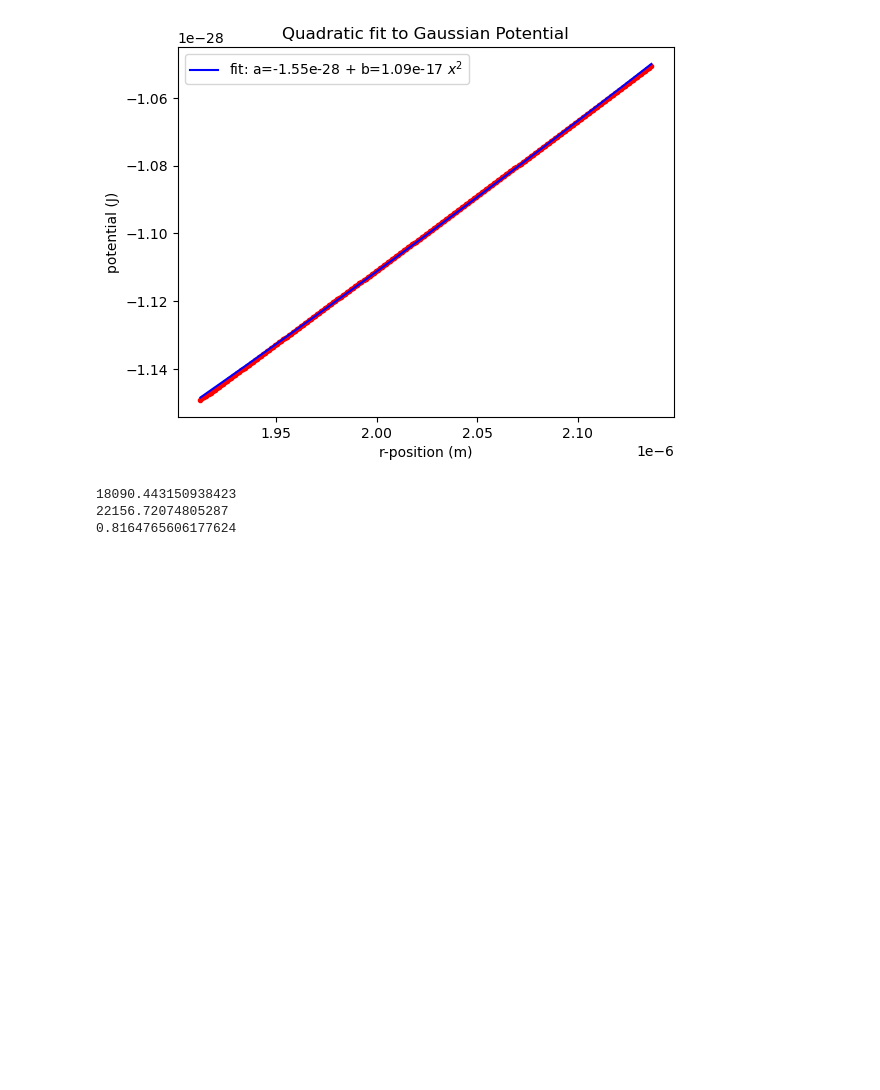
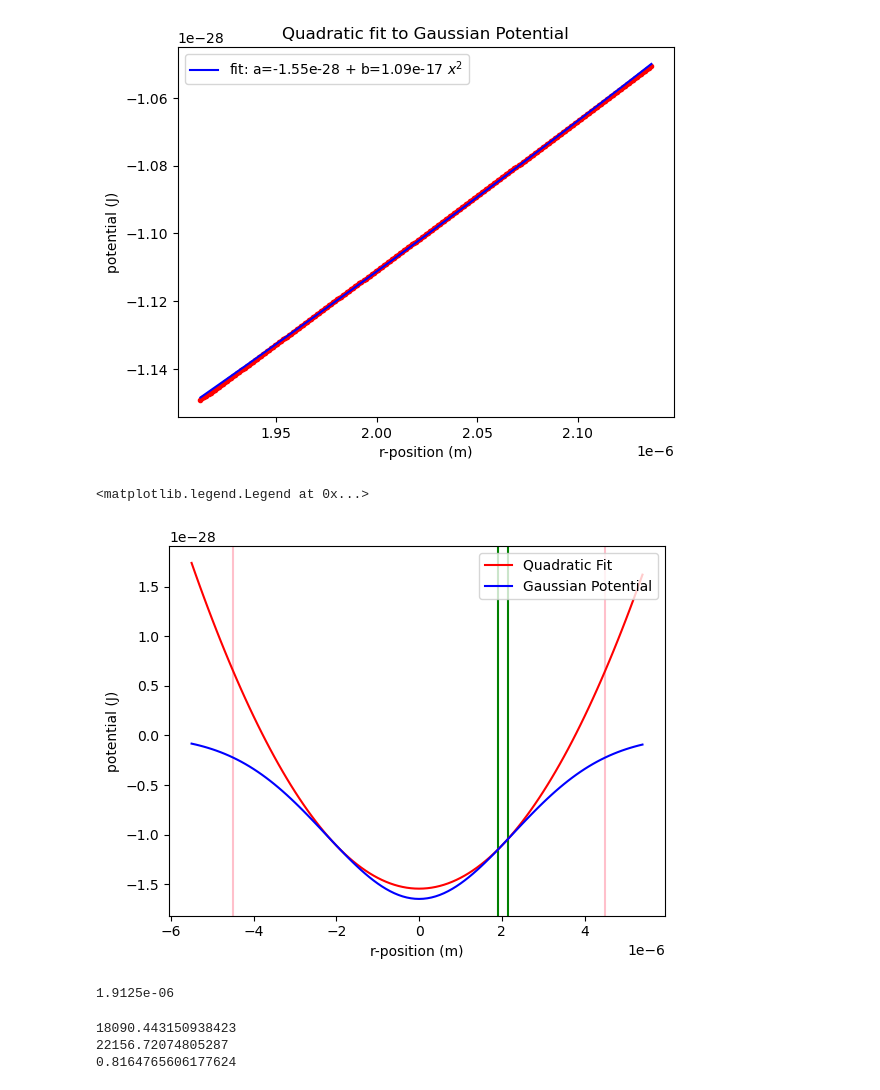
Before and after one commit to SQRLab/BladeRunner, a Jupyter notebook: Tweezers/Tweezer_Misalignment.ipynb, the cells around one changed output. Drawn from its saved outputs; the diff is of its cells as text; code cells hidden in the pictures; blank space fills up the shorter version.

```diff
--- a/Tweezers/Tweezer_Misalignment.ipynb
+++ b/Tweezers/Tweezer_Misalignment.ipynb
@@ -92,6 +92,29 @@ plt.show()
 [-1.54563080e-28  1.08585353e-17] [[ 1.20524702e-63 -2.92558428e-52]
  [-2.92558428e-52  7.13066881e-41]]
 [figure]
+# %%
+
+FWHM = 4.5e-6
+r_pos = np.arange((-5.5)*1e-6,(5.5)*1e-6,0.1e-6)
+
+intens = intensity(P0,FWHM,z_pos,r_pos,lambda_beam)
+a =  potential_position_dependent(omega_res,linewidths,omega_tweezer,intens)
+plt.axvline(x=(FWHM/2)*0.85, color='g', linestyle='-')
+plt.axvline(x=(FWHM/2)*(0.95), color='g', linestyle='-')
+plt.axvline(x = FWHM,color = 'pink')
+plt.axvline(x = -FWHM,color = 'pink')
+plt.xlabel("r-position (m)")
+plt.ylabel("potential (J)")
+plt.plot(r_pos,quadratic(r_pos, *popt) ,'r-',label="Quadratic Fit")
+plt.plot(r_pos,a,'b-',label = "Gaussian Potential")
+plt.legend(loc = 'upper right')
+# %% [output]
+<matplotlib.legend.Legend at 0x...>
+[figure, added]
+# %%
+(FWHM/2)*0.85
+# %% [output]
+1.9125e-06
 # %%
 #popt[1] should be 1/2*k, so omega = sqrt(k/m)
 fit = np.sqrt(2*popt[1]/m)
```
Also changed, not shown: parts of 12 cells of this notebook, 1 other file.
